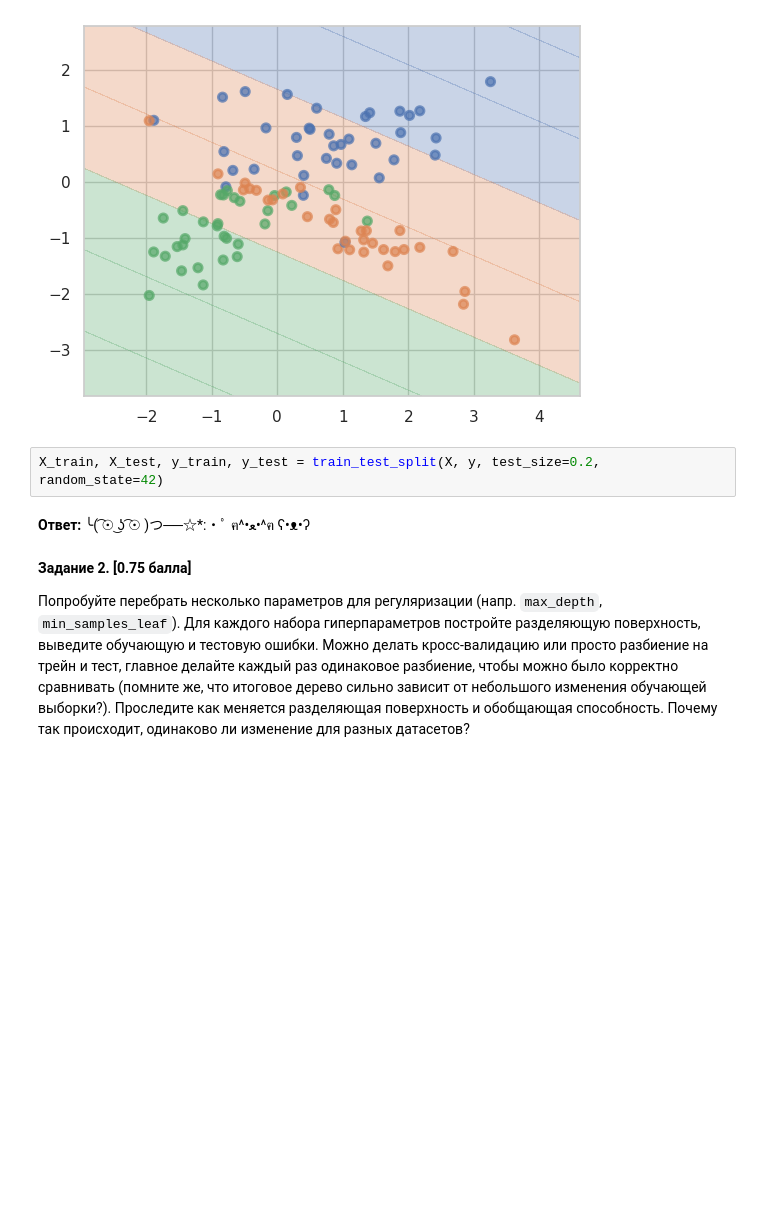
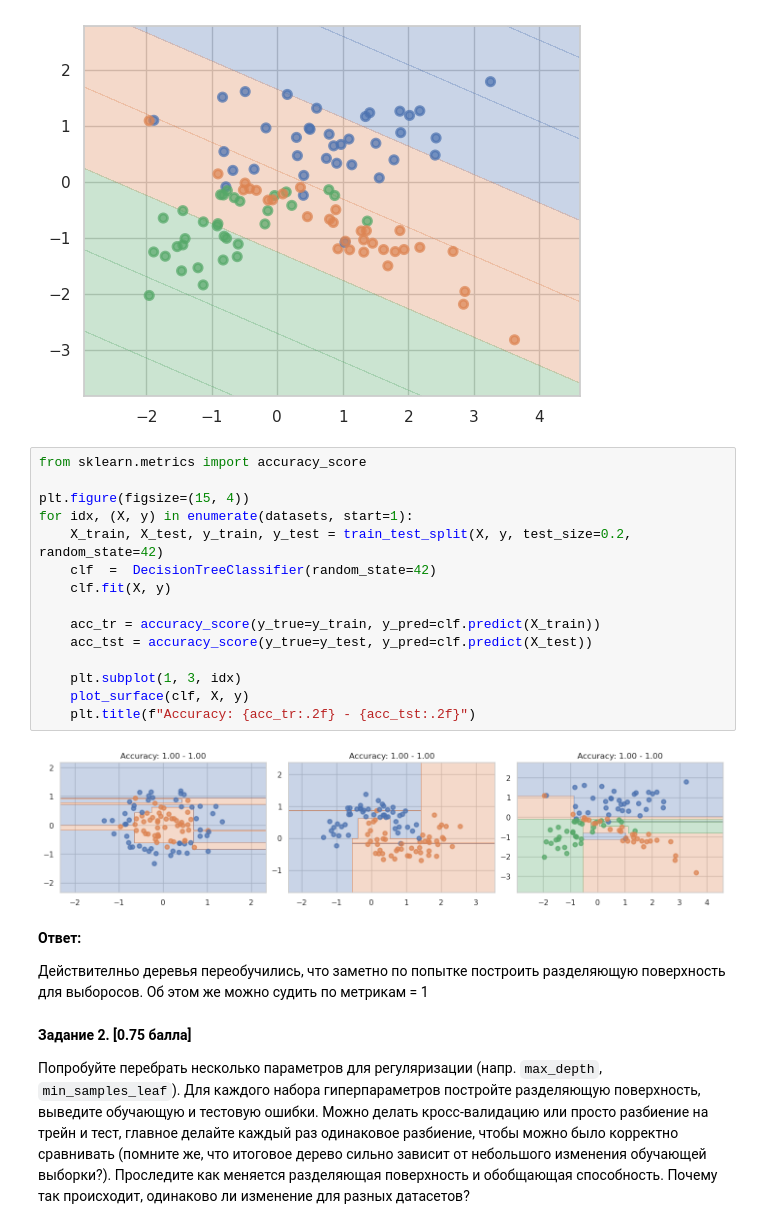
Before and after one commit to MrRozum/mai_ml_lab06_trees, a Jupyter notebook: ML MAI & SBER. Decision Trees LAB6.ipynb, the cells around one changed output. Saved outputs shown, nothing was run; the diff lists cells and outputs as text; blank space fills up the shorter version.

Commit message:
Finished Sklearn Part

```diff
--- a/ML MAI & SBER. Decision Trees LAB6.ipynb
+++ b/ML MAI & SBER. Decision Trees LAB6.ipynb
@@ -108,10 +108,27 @@ lr = LinearRegression().fit(X, y)
 plot_surface(lr, X, y)
 # %% [output]
 [figure]
-# %%
-X_train, X_test, y_train, y_test = train_test_split(X, y, test_size=0.2, random_state=42)
-# %% [markdown]
-__Ответ:__ ╰( ͡☉ ͜ʖ ͡☉ )つ──☆*:・ﾟ   ฅ^•ﻌ•^ฅ   ʕ•ᴥ•ʔ
+# %%
+from sklearn.metrics import accuracy_score
+
+plt.figure(figsize=(15, 4))
+for idx, (X, y) in enumerate(datasets, start=1):
+    X_train, X_test, y_train, y_test = train_test_split(X, y, test_size=0.2, random_state=42)
+    clf  =  DecisionTreeClassifier(random_state=42)
+    clf.fit(X, y)
+
+    acc_tr = accuracy_score(y_true=y_train, y_pred=clf.predict(X_train))
+    acc_tst = accuracy_score(y_true=y_test, y_pred=clf.predict(X_test))
+
+    plt.subplot(1, 3, idx)
+    plot_surface(clf, X, y)
+    plt.title(f"Accuracy: {acc_tr:.2f} - {acc_tst:.2f}")
+# %% [output]
+[figure, added]
+# %% [markdown]
+__Ответ:__
+
+Действителньо деревья переобучились, что заметно по попытке построить разделяющую поверхность для выборосов. Об этом же можно судить по метрикам = 1
 # %% [markdown]
 __Задание 2. [0.75 балла]__
 
```
Also changed, not shown: parts of 4 cells of this notebook.
